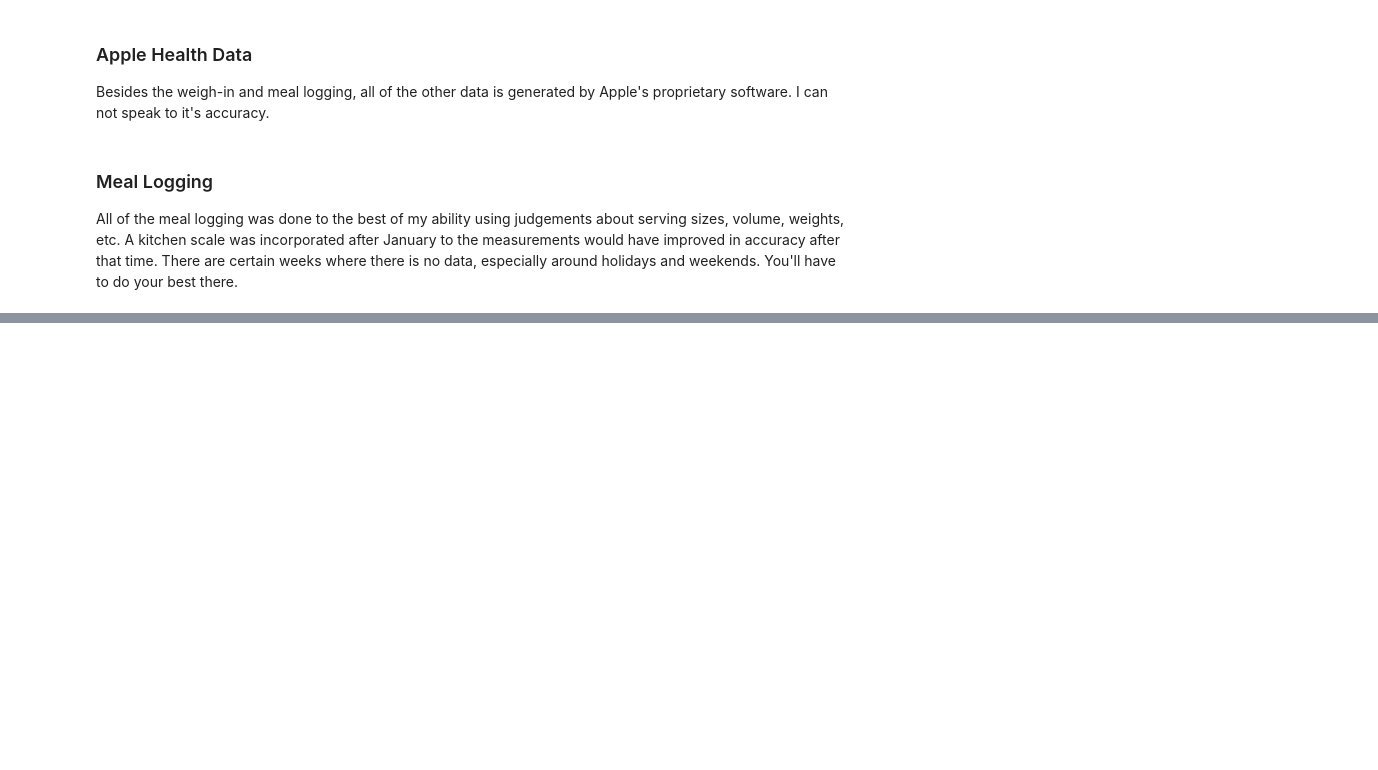
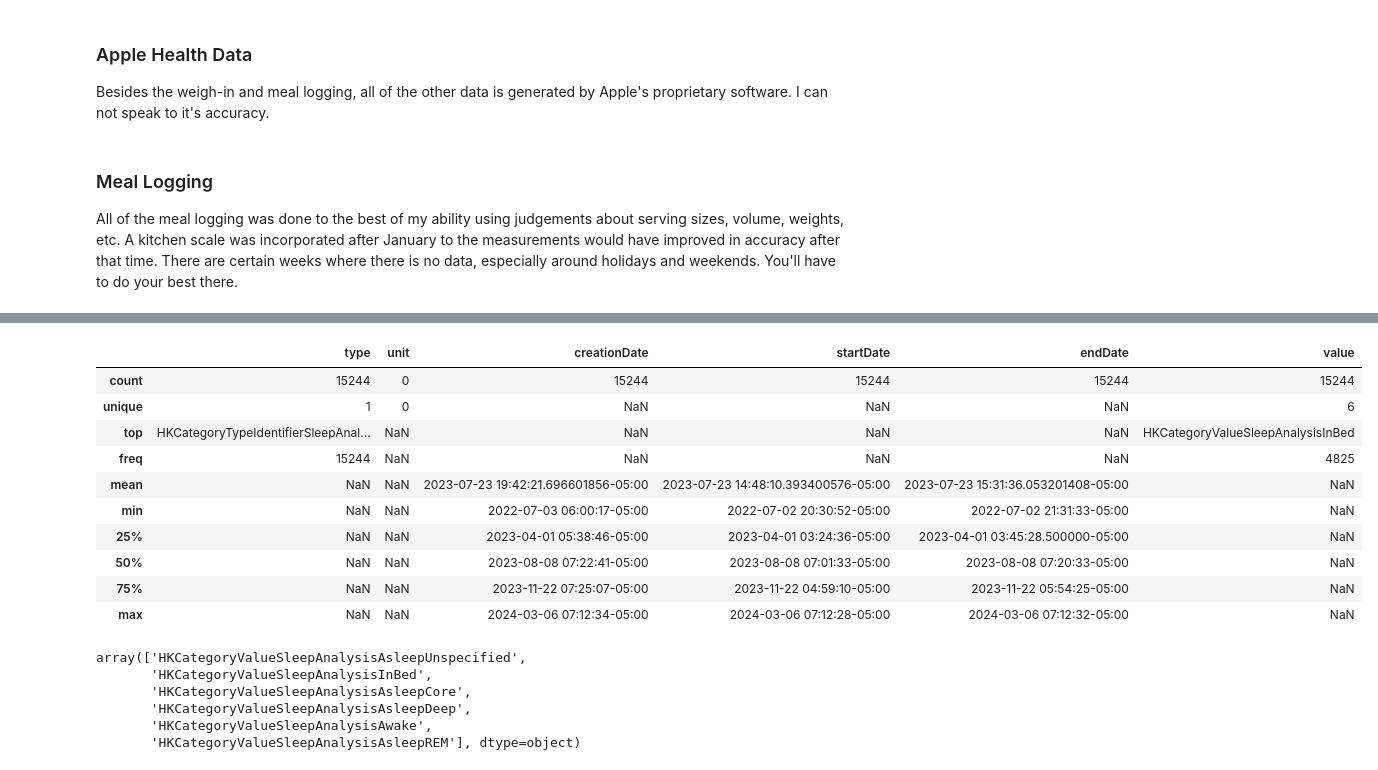
Before and after one commit to bennettandrewm/guess_my_weight, a Jupyter notebook: brainstorm.ipynb, the cells around one changed output, grey strips where cells are left out. Drawn from its saved outputs; the diff is of its cells as text; code cells hidden in the pictures; blank space fills up the shorter version.

```diff
--- a/brainstorm.ipynb
+++ b/brainstorm.ipynb
@@ -50,0 +126,24 @@ record_data.head()
+# %%
+unique_list = record_data[record_data['type'] == 'HKCategoryTypeIdentifierSleepAnalysis'].describe()
+# %% [output]
+|  | type | unit | creationDate | startDate | endDate | value |
+| count | 15244 | 0 | 15244 | 15244 | 15244 | 15244 |
+| unique | 1 | 0 | NaN | NaN | NaN | 6 |
+| top | HKCategoryTypeIdentifierSleepAnal... | NaN | NaN | NaN | NaN | HKCategoryValueSleepAnalysisInBed |
+| freq | 15244 | NaN | NaN | NaN | NaN | 4825 |
+| mean | NaN | NaN | 2023-07-23 19:42:21.696601856-05:00 | 2023-07-23 14:48:10.393400576-05:00 | 2023-07-23 15:31:36.053201408-05:00 | NaN |
+| min | NaN | NaN | 2022-07-03 06:00:17-05:00 | 2022-07-02 20:30:52-05:00 | 2022-07-02 21:31:33-05:00 | NaN |
+| 25% | NaN | NaN | 2023-04-01 05:38:46-05:00 | 2023-04-01 03:24:36-05:00 | 2023-04-01 03:45:28.500000-05:00 | NaN |
+| 50% | NaN | NaN | 2023-08-08 07:22:41-05:00 | 2023-08-08 07:01:33-05:00 | 2023-08-08 07:20:33-05:00 | NaN |
+| 75% | NaN | NaN | 2023-11-22 07:25:07-05:00 | 2023-11-22 04:59:10-05:00 | 2023-11-22 05:54:25-05:00 | NaN |
+| max | NaN | NaN | 2024-03-06 07:12:34-05:00 | 2024-03-06 07:12:28-05:00 | 2024-03-06 07:12:32-05:00 | NaN |
+# %%
+unique_list = record_data[record_data['type'] == 'HKCategoryTypeIdentifierSleepAnalysis']['value'].unique()
+unique_list
+# %% [output]
+array(['HKCategoryValueSleepAnalysisAsleepUnspecified',
+       'HKCategoryValueSleepAnalysisInBed',
+       'HKCategoryValueSleepAnalysisAsleepCore',
+       'HKCategoryValueSleepAnalysisAsleepDeep',
+       'HKCategoryValueSleepAnalysisAwake',
+       'HKCategoryValueSleepAnalysisAsleepREM'], dtype=object)
```
Also changed, not shown: parts of 22 cells of this notebook.
